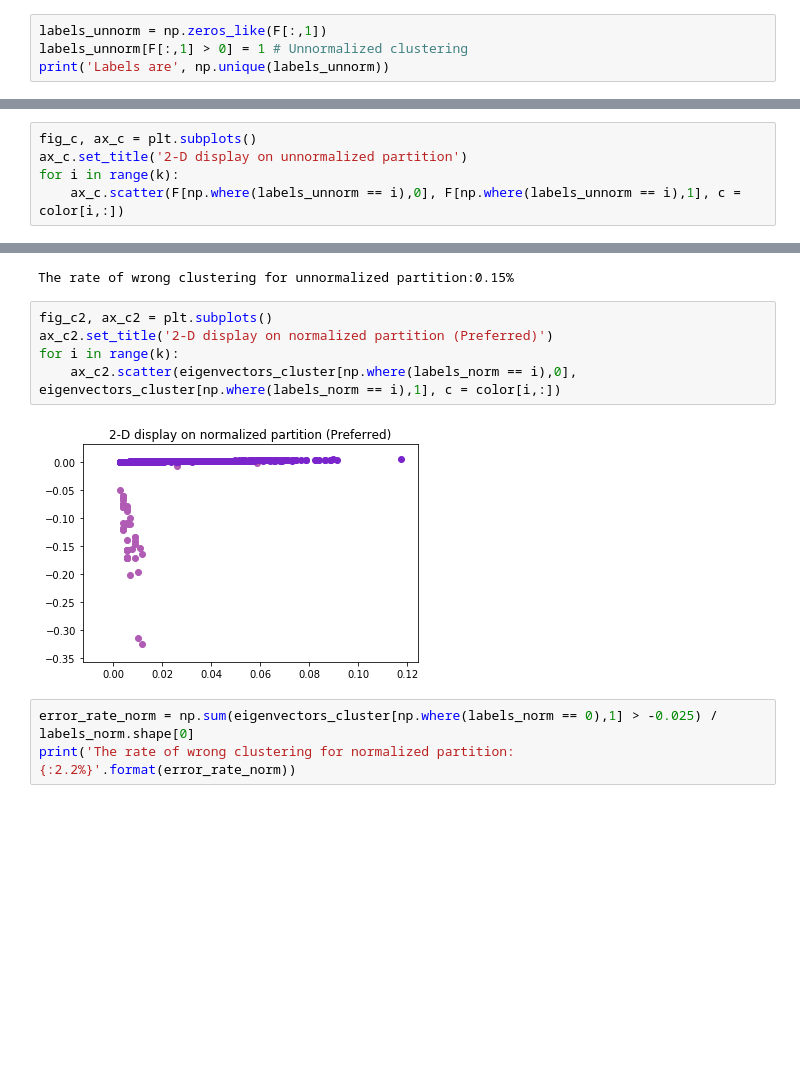
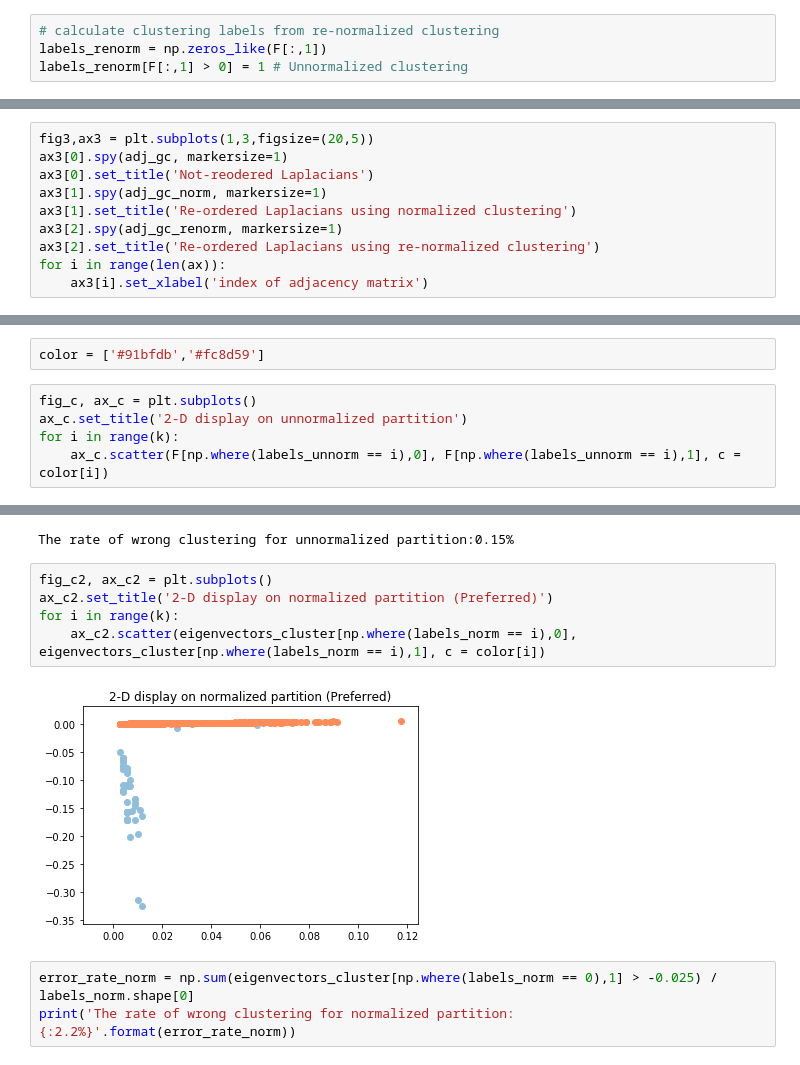
Before and after one commit to ownzonefeng/ntds_groupwork, a Jupyter notebook: Milestone3/3_spectral_graph_theory.ipynb, the cells around one changed output, grey strips where cells are left out. Cells and saved outputs as stored; diff of their text form; blank space fills up the shorter version.

```diff
--- a/Milestone3/3_spectral_graph_theory.ipynb
+++ b/Milestone3/3_spectral_graph_theory.ipynb
@@ -392,6 +393,6 @@ D_root_inv_cluster = D_root_inv_dense[idx_largest_com, :][:, idx_largest_com]
 # %%
 F = D_root_inv_cluster @ eig_vector_kmeans # Compute F vector
 # %%
-labels_unnorm = np.zeros_like(F[:,1])
-labels_unnorm[F[:,1] > 0] = 1 # Unnormalized clustering
-print('Labels are', np.unique(labels_unnorm))
+# calculate clustering labels from re-normalized clustering
+labels_renorm = np.zeros_like(F[:,1])
+labels_renorm[F[:,1] > 0] = 1 # Unnormalized clustering
@@ -429,0 +414,10 @@ plt.spy(adj_gc_unnorm, markersize=1)
+# %%
+fig3,ax3 = plt.subplots(1,3,figsize=(20,5))
+ax3[0].spy(adj_gc, markersize=1)
+ax3[0].set_title('Not-reodered Laplacians')
+ax3[1].spy(adj_gc_norm, markersize=1)
+ax3[1].set_title('Re-ordered Laplacians using normalized clustering')
+ax3[2].spy(adj_gc_renorm, markersize=1)
+ax3[2].set_title('Re-ordered Laplacians using re-normalized clustering')
+for i in range(len(ax)):
+    ax3[i].set_xlabel('index of adjacency matrix')
@@ -529,6 +523,8 @@ color = np.random.rand(k, 3)
+# %%
+color = ['#91bfdb','#fc8d59']
 # %%
 fig_c, ax_c = plt.subplots()
 ax_c.set_title('2-D display on unnormalized partition')
 for i in range(k):
-    ax_c.scatter(F[np.where(labels_unnorm == i),0], F[np.where(labels_unnorm == i),1], c = color[i,:])
+    ax_c.scatter(F[np.where(labels_unnorm == i),0], F[np.where(labels_unnorm == i),1], c = color[i])
 # %% [output]
@@ -541,10 +537,10 @@ The rate of wrong clustering for unnormalized partition:0.15%
 # %%
 fig_c2, ax_c2 = plt.subplots()
 ax_c2.set_title('2-D display on normalized partition (Preferred)')
 for i in range(k):
-    ax_c2.scatter(eigenvectors_cluster[np.where(labels_norm == i),0], eigenvectors_cluster[np.where(labels_norm == i),1], c = color[i,:])
+    ax_c2.scatter(eigenvectors_cluster[np.where(labels_norm == i),0], eigenvectors_cluster[np.where(labels_norm == i),1], c = color[i])
 # %% [output]
-[figure, old version]
+[figure, new version]
 # %%
 error_rate_norm = np.sum(eigenvectors_cluster[np.where(labels_norm == 0),1] > -0.025) / labels_norm.shape[0]
 print('The rate of wrong clustering for normalized partition:{:2.2%}'.format(error_rate_norm))
```
Also changed, not shown: parts of 15 cells of this notebook.
